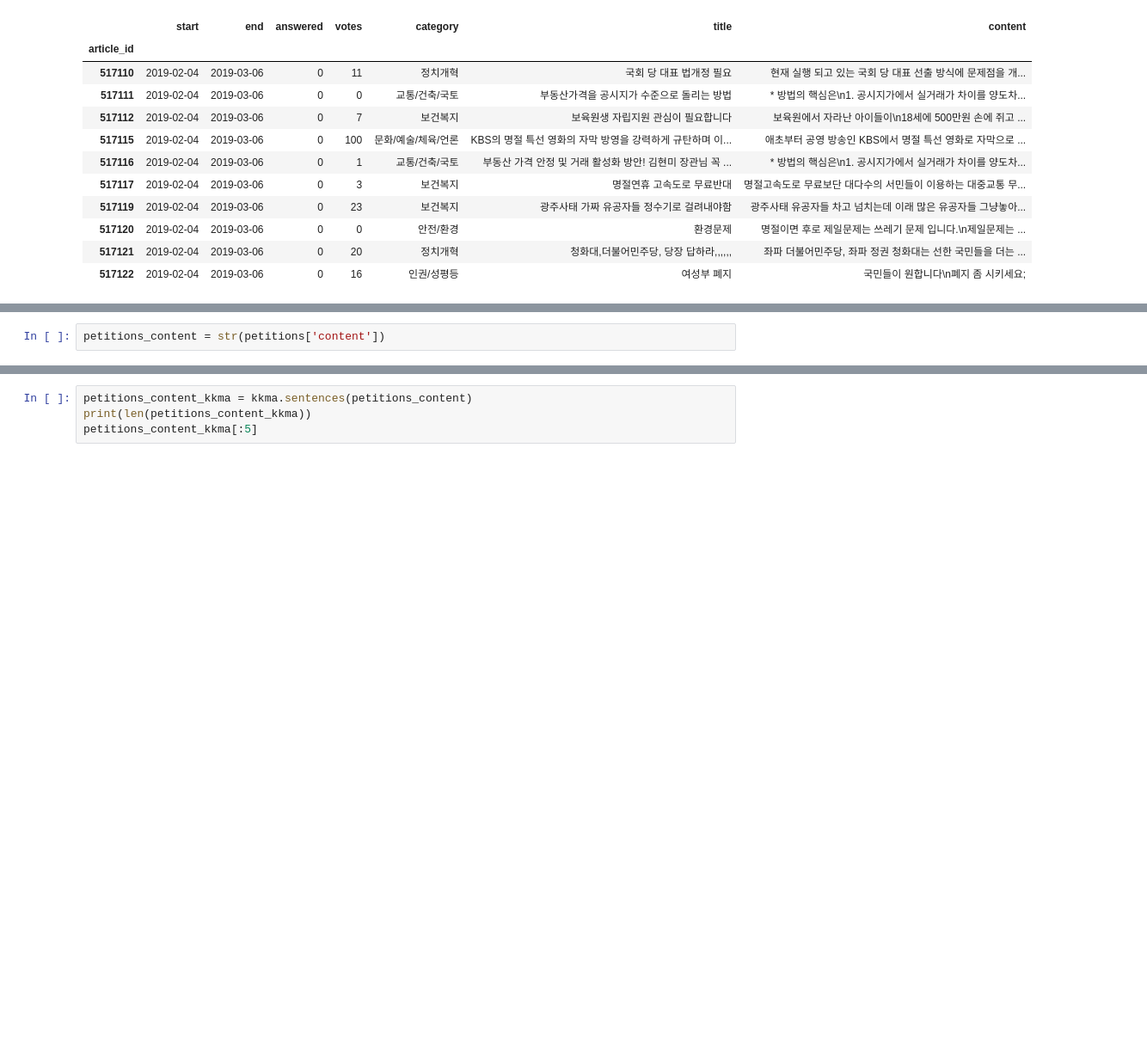
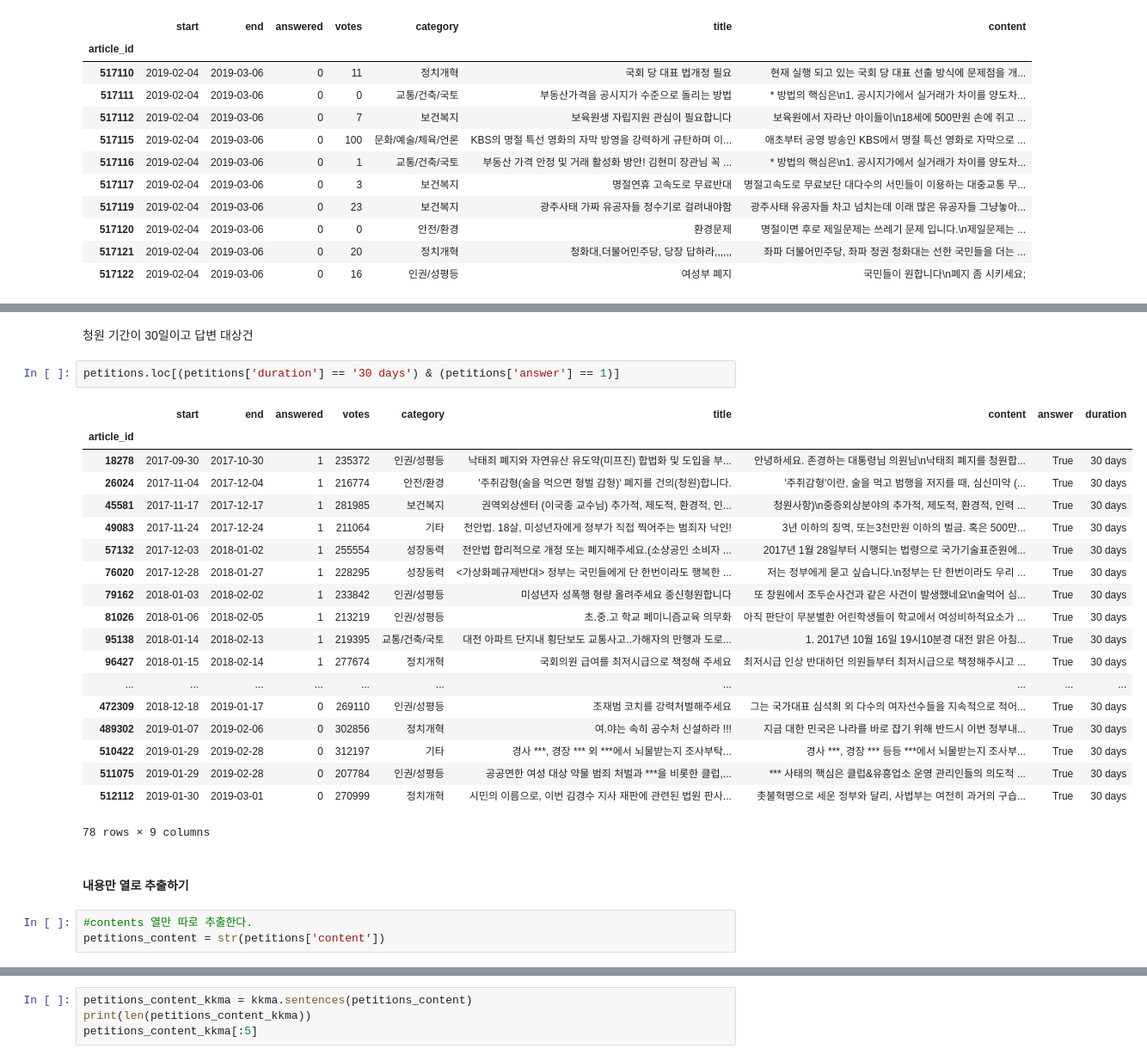
Before and after one commit to yoonlee78/textmining, a Jupyter notebook: 3_KoreanMorphAnalysis_and_Wordcloud.ipynb, the cells around one changed output, grey strips where cells are left out. Shown at 86% size. Drawn from its saved outputs; the diff is of its cells as text; blank space fills up the shorter version.

```diff
--- a/3_KoreanMorphAnalysis_and_Wordcloud.ipynb
+++ b/3_KoreanMorphAnalysis_and_Wordcloud.ipynb
@@ -140,4 +333,31 @@ petitions.tail(10)
+# %% [markdown]
+청원 기간이 30일이고 답변 대상건
+# %%
+petitions.loc[(petitions['duration'] == '30 days') & (petitions['answer'] == 1)]
+# %% [output]
+|  | start | end | answered | votes | category | title | content | answer | duration |
+| article_id |  |  |  |  |  |  |  |  |  |
+| 18278 | 2017-09-30 | 2017-10-30 | 1 | 235372 | 인권/성평등 | 낙태죄 폐지와 자연유산 유도약(미프진) 합법화 및 도입을 부... | 안녕하세요. 존경하는 대통령님 의원님\n낙태죄 폐지를 청원합... | True | 30 days |
+| 26024 | 2017-11-04 | 2017-12-04 | 1 | 216774 | 안전/환경 | '주취감형(술을 먹으면 형벌 감형)' 폐지를 건의(청원)합니다. | '주취감형'이란, 술을 먹고 범행을 저지를 때, 심신미약 (... | True | 30 days |
+| 45581 | 2017-11-17 | 2017-12-17 | 1 | 281985 | 보건복지 | 권역외상센터 (이국종 교수님) 추가적, 제도적, 환경적, 인... | 청원사항)\n중증외상분야의 추가적, 제도적, 환경적, 인력 ... | True | 30 days |
+| 49083 | 2017-11-24 | 2017-12-24 | 1 | 211064 | 기타 | 전안법. 18살, 미성년자에게 정부가 직접 찍어주는 범죄자 낙인! | 3년 이하의 징역, 또는3천만원 이하의 벌금. 혹은 500만... | True | 30 days |
+| 57132 | 2017-12-03 | 2018-01-02 | 1 | 255554 | 성장동력 | 전안법 합리적으로 개정 또는 폐지해주세요.(소상공인 소비자 ... | 2017년 1월 28일부터 시행되는 법령으로 국가기술표준원에... | True | 30 days |
+| 76020 | 2017-12-28 | 2018-01-27 | 1 | 228295 | 성장동력 | <가상화폐규제반대> 정부는 국민들에게 단 한번이라도 행복한 ... | 저는 정부에게 묻고 싶습니다.\n정부는 단 한번이라도 우리 ... | True | 30 days |
+| 79162 | 2018-01-03 | 2018-02-02 | 1 | 233842 | 인권/성평등 | 미성년자 성폭행 형량 올려주세요 종신형원합니다 | 또 창원에서 조두순사건과 같은 사건이 발생했네요\n술먹어 심... | True | 30 days |
+| 81026 | 2018-01-06 | 2018-02-05 | 1 | 213219 | 인권/성평등 | 초.중.고 학교 페미니즘교육 의무화 | 아직 판단이 무분별한 어린학생들이 학교에서 여성비하적요소가 ... | True | 30 days |
+| 95138 | 2018-01-14 | 2018-02-13 | 1 | 219395 | 교통/건축/국토 | 대전 아파트 단지내 횡단보도 교통사고..가해자의 만행과 도로... | 1. 2017년 10월 16일 19시10분경 대전 맑은 아침... | True | 30 days |
+| 96427 | 2018-01-15 | 2018-02-14 | 1 | 277674 | 정치개혁 | 국회의원 급여를 최저시급으로 책정해 주세요 | 최저시급 인상 반대하던 의원들부터 최저시급으로 책정해주시고 ... | True | 30 days |
+| ... | ... | ... | ... | ... | ... | ... | ... | ... | ... |
+| 472309 | 2018-12-18 | 2019-01-17 | 0 | 269110 | 인권/성평등 | 조재범 코치를 강력처벌해주세요 | 그는 국가대표 심석희 외 다수의 여자선수들을 지속적으로 적어... | True | 30 days |
+| 489302 | 2019-01-07 | 2019-02-06 | 0 | 302856 | 정치개혁 | 여.야는 속히 공수처 신설하라 !!! | 지금 대한 민국은 나라를 바로 잡기 위해 반드시 이번 정부내... | True | 30 days |
+| 510422 | 2019-01-29 | 2019-02-28 | 0 | 312197 | 기타 | 경사 ***, 경장 *** 외 ***에서 뇌물받는지 조사부탁... | 경사 ***, 경장 *** 등등 ***에서 뇌물받는지 조사부... | True | 30 days |
+| 511075 | 2019-01-29 | 2019-02-28 | 0 | 207784 | 인권/성평등 | 공공연한 여성 대상 약물 범죄 처벌과 ***을 비롯한 클럽,... | *** 사태의 핵심은 클럽&유흥업소 운영 관리인들의 의도적 ... | True | 30 days |
+| 512112 | 2019-01-30 | 2019-03-01 | 0 | 270999 | 정치개혁 | 시민의 이름으로, 이번 김경수 지사 재판에 관련된 법원 판사... | 촛불혁명으로 세운 정부와 달리, 사법부는 여전히 과거의 구습... | True | 30 days |
+78 rows × 9 columns
+# %% [markdown]
+#### 내용만 열로 추출하기
 # %%
+#contents 열만 따로 추출한다.
 petitions_content = str(petitions['content'])
 # %%
 from collections import Counter
```
Also changed, not shown: parts of 45 cells of this notebook, 9 other files.
